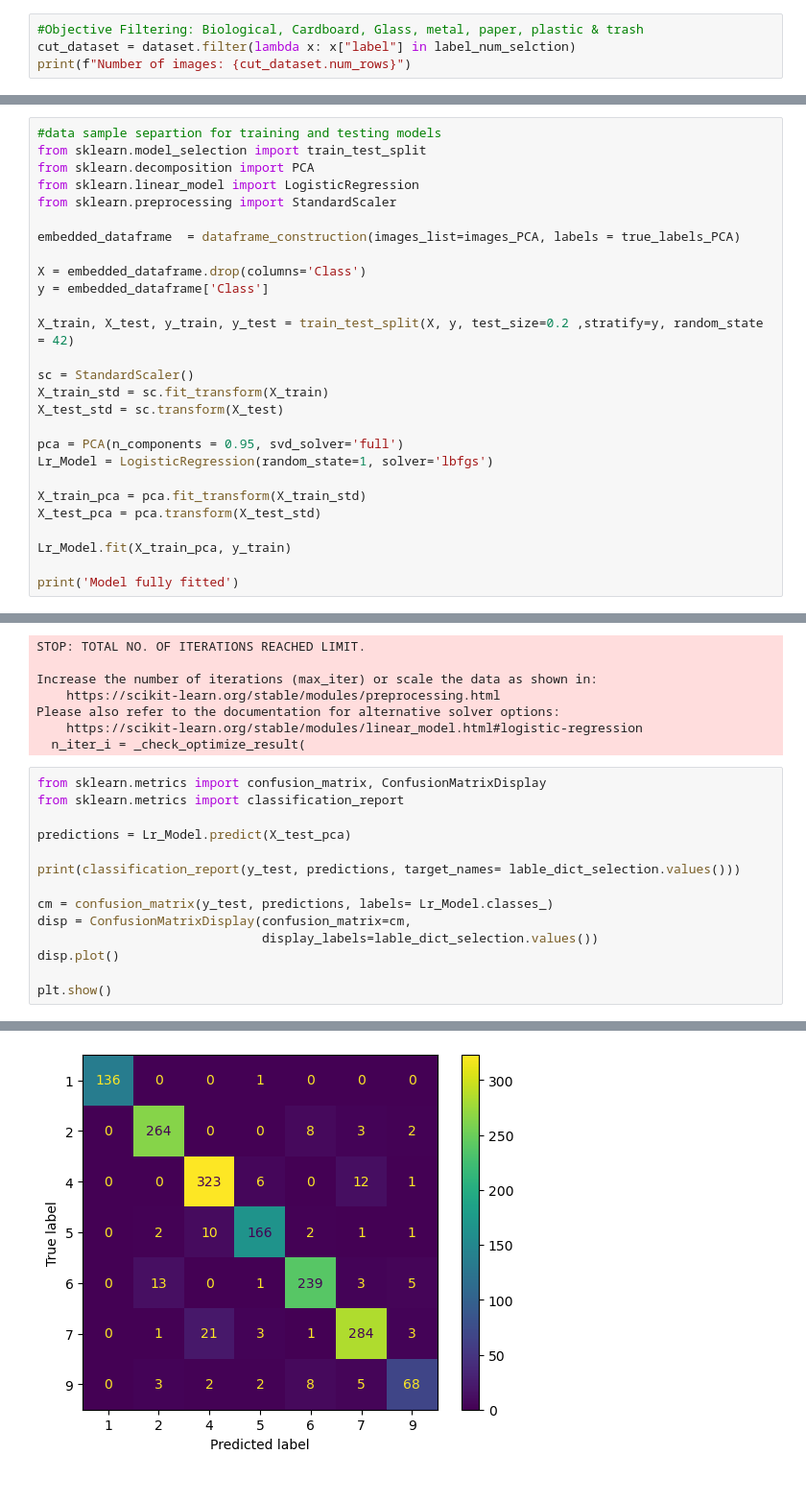
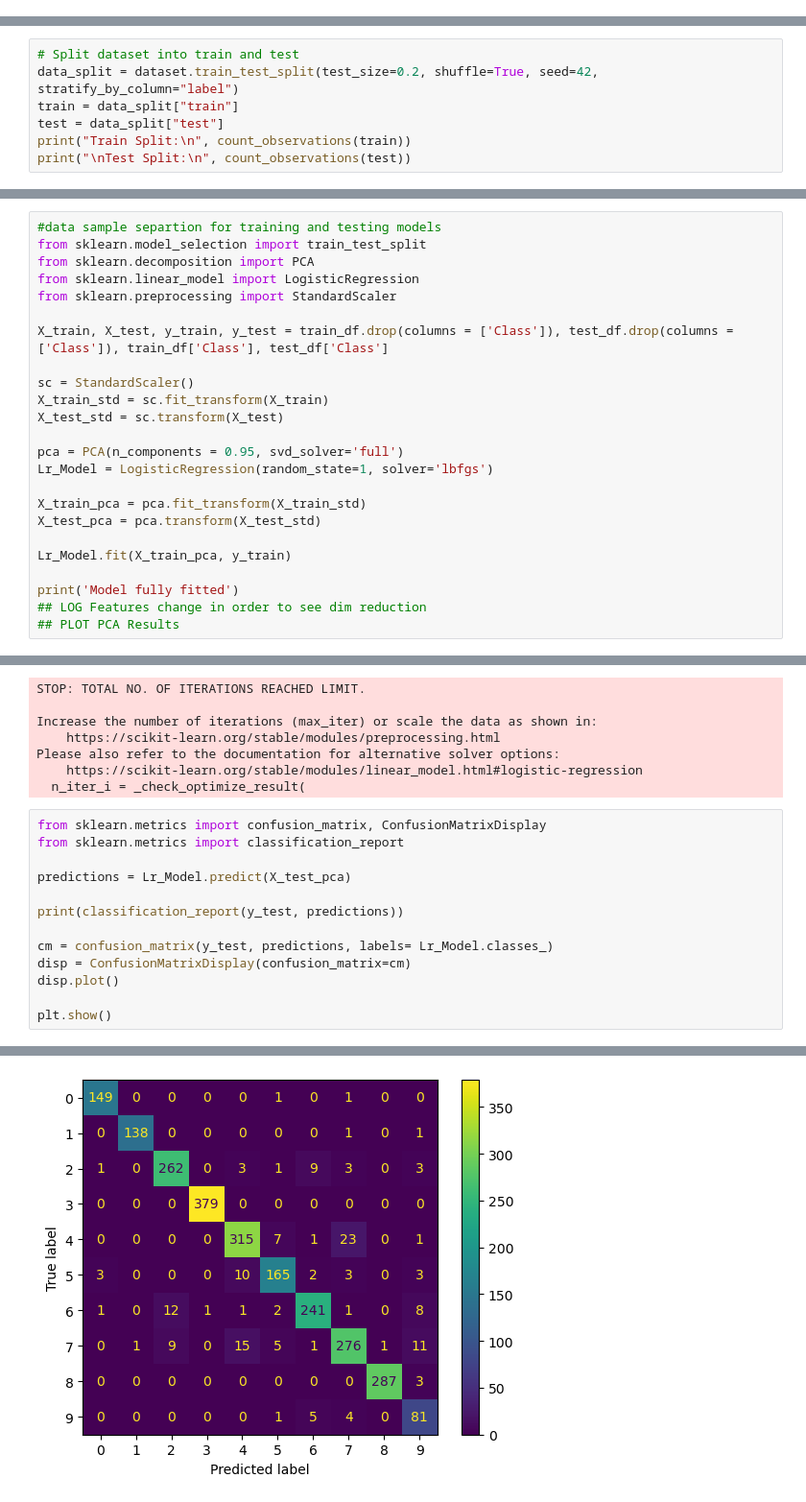
Before and after one commit to Nello-pn/trashCLIP, a Jupyter notebook: CLIP_RealWaste.ipynb, the cells around one changed output, grey strips where cells are left out. Shown at 96% size. Saved outputs shown, nothing was run; the diff lists cells and outputs as text.

```diff
--- a/CLIP_RealWaste.ipynb
+++ b/CLIP_RealWaste.ipynb
@@ -80,4 +36,0 @@ Labels selected:
-# %%
-#Objective Filtering: Biological, Cardboard, Glass, metal, paper, plastic & trash
-cut_dataset = dataset.filter(lambda x: x["label"] in label_num_selction)
-print(f"Number of images: {cut_dataset.num_rows}")
@@ -96,2 +44,9 @@ Warning: You are sending unauthenticated requests to the HF Hub. Please set a HF
 # %% [markdown]
 ## Image Exploration
+# %%
+# Split dataset into train and test
+data_split = dataset.train_test_split(test_size=0.2, shuffle=True, seed=42, stratify_by_column="label")
+train = data_split["train"]
+test = data_split["test"]
+print("Train Split:\n", count_observations(train))
+print("\nTest Split:\n", count_observations(test))
@@ -163,12 +153,7 @@ from sklearn.decomposition import PCA
 from sklearn.linear_model import LogisticRegression
 from sklearn.preprocessing import StandardScaler
 
-embedded_dataframe  = dataframe_construction(images_list=images_PCA, labels = true_labels_PCA)
-
-X = embedded_dataframe.drop(columns='Class')
-y = embedded_dataframe['Class']
-
-X_train, X_test, y_train, y_test = train_test_split(X, y, test_size=0.2 ,stratify=y, random_state = 42)
+X_train, X_test, y_train, y_test = train_df.drop(columns = ['Class']), test_df.drop(columns = ['Class']), train_df['Class'], test_df['Class']
 
 sc = StandardScaler()
 X_train_std = sc.fit_transform(X_train)
@@ -183,6 +168,8 @@ X_test_pca = pca.transform(X_test_std)
 Lr_Model.fit(X_train_pca, y_train)
 
 print('Model fully fitted')
+## LOG Features change in order to see dim reduction
+## PLOT PCA Results
 # %% [output]
 Model fully fitted
 STOP: TOTAL NO. OF ITERATIONS REACHED LIMIT.
@@ -198,11 +185,10 @@ from sklearn.metrics import classification_report
 
 predictions = Lr_Model.predict(X_test_pca)
 
-print(classification_report(y_test, predictions, target_names= lable_dict_selection.values()))
+print(classification_report(y_test, predictions))
 
 cm = confusion_matrix(y_test, predictions, labels= Lr_Model.classes_)
-disp = ConfusionMatrixDisplay(confusion_matrix=cm,
-                              display_labels=lable_dict_selection.values())
+disp = ConfusionMatrixDisplay(confusion_matrix=cm)
 disp.plot()
 
 plt.show()
@@ -223 +212 @@ weighted avg       0.92      0.93      0.92      1600
-[figure, old version]
+[figure, new version]
```
Also changed, not shown: parts of 22 cells of this notebook.
